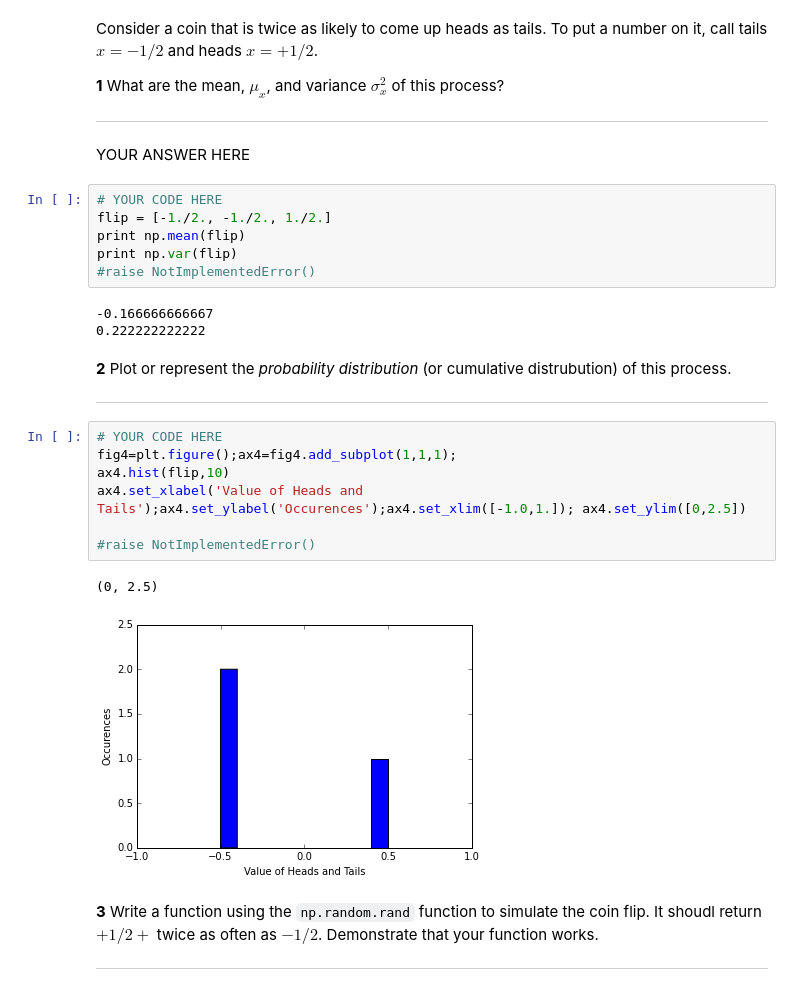
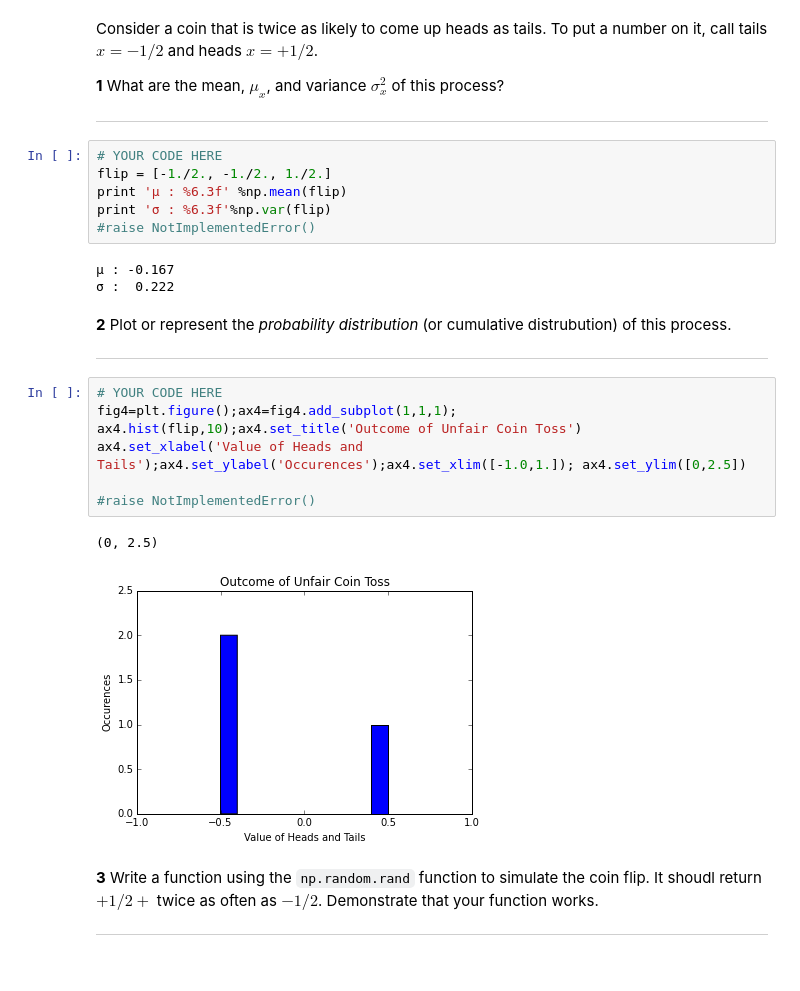
Before and after one commit to ingosh/Phy411Assignments, a Jupyter notebook: Assignment-01.ipynb, the cells around one changed output. Drawn from its saved outputs; the diff is of its cells as text.

```diff
--- a/Assignment-01.ipynb
+++ b/Assignment-01.ipynb
@@ -124,30 +108,28 @@ Consider a coin that is twice as likely to come up heads as tails. To put a numb
 **1** What are the mean, $\mu_x$, and variance $\sigma_x^2$ of this process?
 
 <hr>
-# %% [markdown]
-YOUR ANSWER HERE
 # %%
 # YOUR CODE HERE
 flip = [-1./2., -1./2., 1./2.]
-print np.mean(flip)
-print np.var(flip)
+print 'μ : %6.3f' %np.mean(flip)
+print 'σ : %6.3f'%np.var(flip)
 #raise NotImplementedError()
 # %% [output]
--0.166666666667
-0.222222222222
+μ : -0.167
+σ :  0.222
 # %% [markdown]
 **2** Plot or represent the *probability distribution*  (or cumulative distrubution) of this process.
 <hr>
 # %%
 # YOUR CODE HERE
 fig4=plt.figure();ax4=fig4.add_subplot(1,1,1);
-ax4.hist(flip,10)
+ax4.hist(flip,10);ax4.set_title('Outcome of Unfair Coin Toss')
 ax4.set_xlabel('Value of Heads and Tails');ax4.set_ylabel('Occurences');ax4.set_xlim([-1.0,1.]); ax4.set_ylim([0,2.5])
 
 #raise NotImplementedError()
 # %% [output]
 (0, 2.5)
-[figure, old version]
+[figure, new version]
 # %% [markdown]
 **3** Write a function using the `np.random.rand` function to simulate the coin flip.  It shoudl return $+1/2+$ twice as often as $-1/2$.  Demonstrate that your function works.
 <hr>
```
Also changed, not shown: parts of 13 cells of this notebook.
